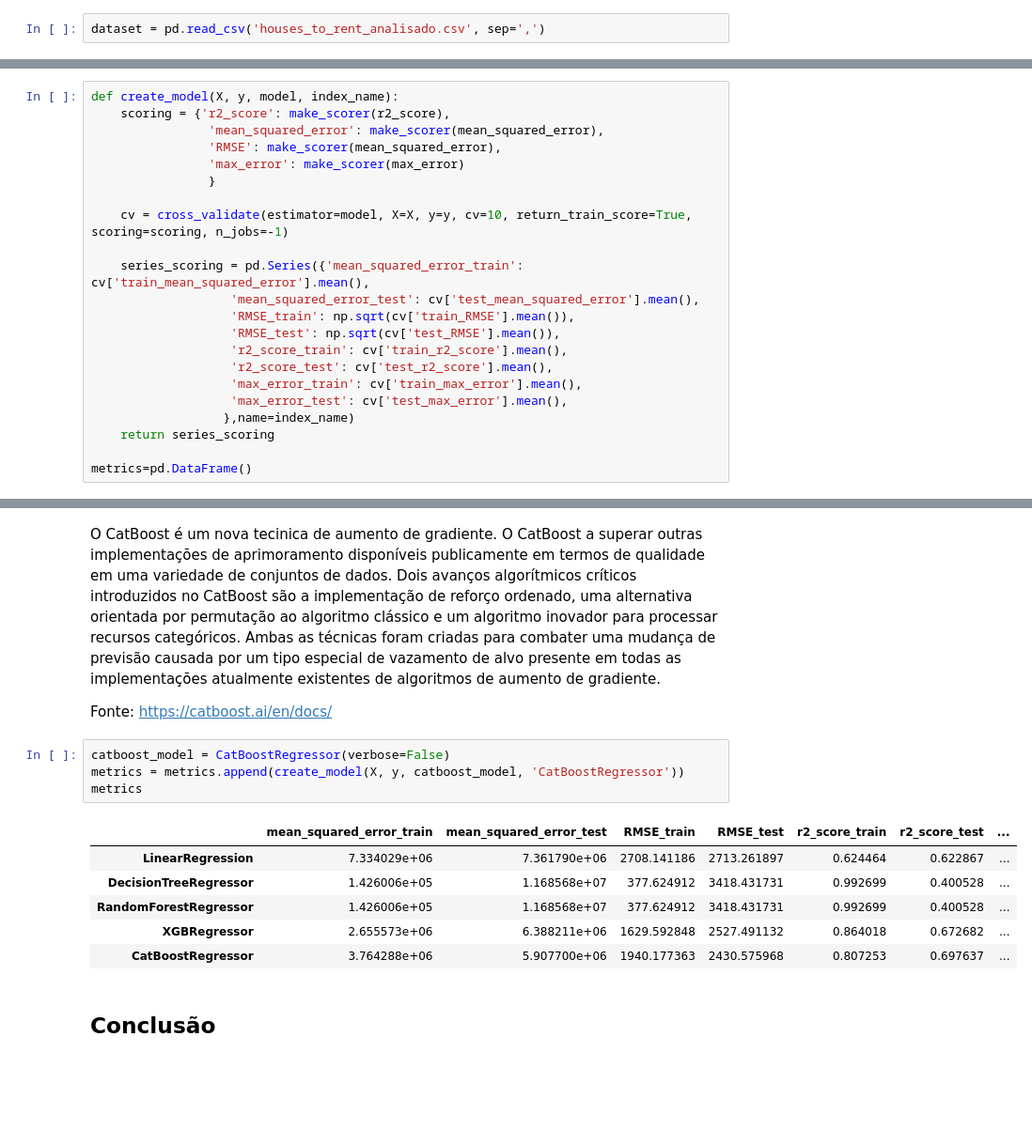
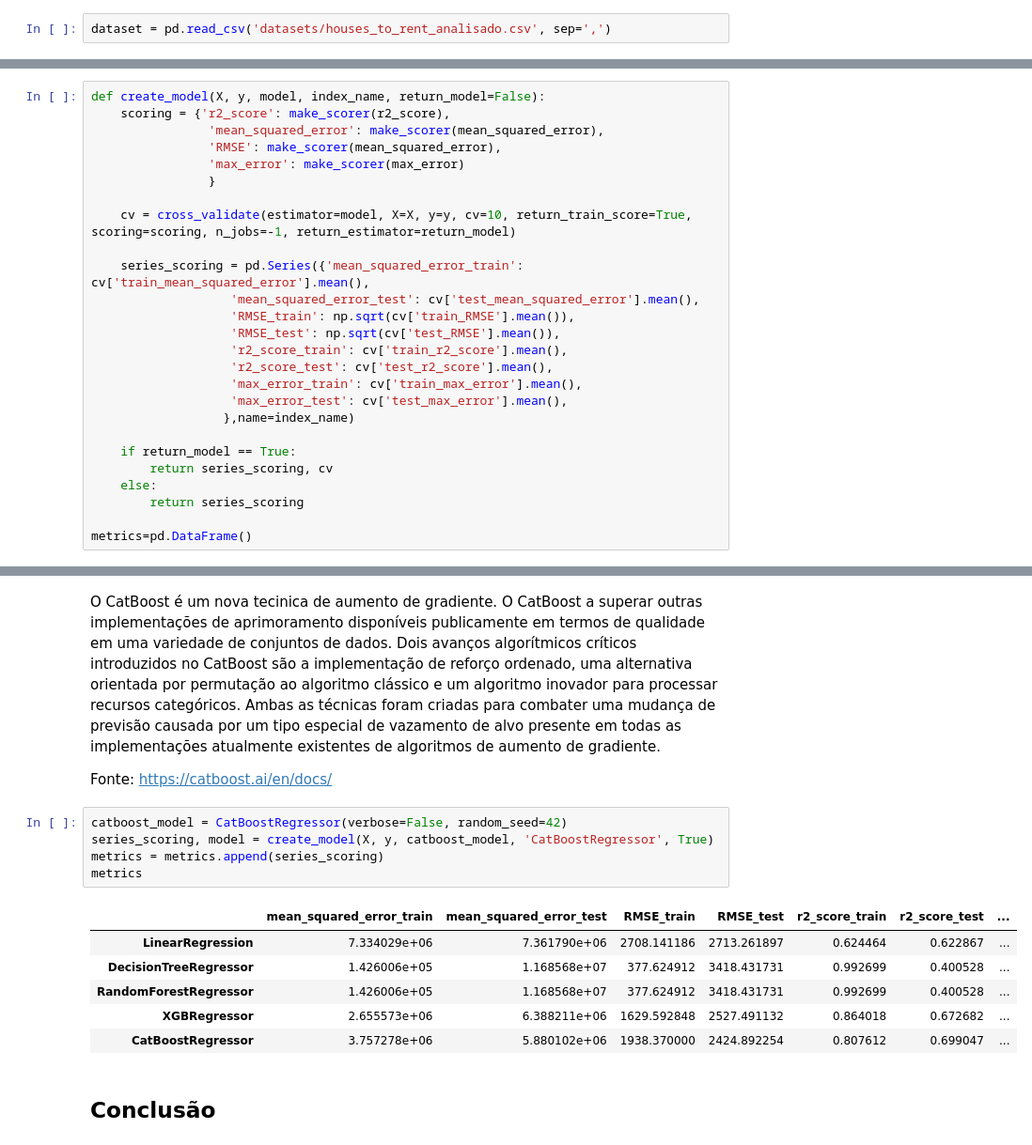
Before and after one commit to IgorFormiga/Data-Science-Projects, a Jupyter notebook: 3_Prediction_Rental_Prices.ipynb, the cells around one changed output, grey strips where cells are left out. Shown at 94% size. Cells and saved outputs as stored; diff of their text form; blank space fills up the shorter version.

```diff
--- a/3_Prediction_Rental_Prices.ipynb
+++ b/3_Prediction_Rental_Prices.ipynb
@@ -33,7 +33,7 @@ plt.rc('figure', figsize = (14, 6))
 # %% [markdown]
 Importando o dataset "houses_to_rent_analisado", onde já foi realizado tratamento dos dados:
 # %%
-dataset = pd.read_csv('houses_to_rent_analisado.csv', sep=',')
+dataset = pd.read_csv('datasets/houses_to_rent_analisado.csv', sep=',')
 # %% [markdown]
 Detalhando algumas informações através do metodo info:
 # %%
@@ -215,14 +215,14 @@ $$\text{RMSE}(y, \hat{y}) = \sqrt {\frac{1}{n_\text{amostras}} \sum_{i=0}^{n_\te
 
 $$ \text{Max Error}(y, \hat{y}) = \max(| y_i - \hat{y}_i |) $$
 # %%
-def create_model(X, y, model, index_name):
+def create_model(X, y, model, index_name, return_model=False):
     scoring = {'r2_score': make_scorer(r2_score),
                 'mean_squared_error': make_scorer(mean_squared_error),
                 'RMSE': make_scorer(mean_squared_error),
                 'max_error': make_scorer(max_error)
                 }
 
-    cv = cross_validate(estimator=model, X=X, y=y, cv=10, return_train_score=True, scoring=scoring, n_jobs=-1)
+    cv = cross_validate(estimator=model, X=X, y=y, cv=10, return_train_score=True, scoring=scoring, n_jobs=-1, return_estimator=return_model)
 
     series_scoring = pd.Series({'mean_squared_error_train': cv['train_mean_squared_error'].mean(),
                    'mean_squared_error_test': cv['test_mean_squared_error'].mean(),
@@ -233,7 +233,11 @@ def create_model(X, y, model, index_name):
                    'max_error_train': cv['train_max_error'].mean(),
                    'max_error_test': cv['test_max_error'].mean(),
                   },name=index_name)
-    return series_scoring
+
+    if return_model == True:
+        return series_scoring, cv
+    else:
+        return series_scoring
 
 metrics=pd.DataFrame()
 # %% [markdown]
@@ -294,16 +298,17 @@ O CatBoost é um nova tecinica de aumento de gradiente. O CatBoost a superar out
 
 Fonte: https://catboost.ai/en/docs/
 # %%
-catboost_model = CatBoostRegressor(verbose=False)
-metrics = metrics.append(create_model(X, y, catboost_model, 'CatBoostRegressor'))
+catboost_model = CatBoostRegressor(verbose=False, random_seed=42)
+series_scoring, model = create_model(X, y, catboost_model, 'CatBoostRegressor', True)
+metrics = metrics.append(series_scoring)
 metrics
 # %% [output]
 |  | mean_squared_error_train | mean_squared_error_test | RMSE_train | RMSE_test | r2_score_train | r2_score_test | ... |
 | LinearRegression | 7.334029e+06 | 7.361790e+06 | 2708.141186 | 2713.261897 | 0.624464 | 0.622867 | ... |
 | DecisionTreeRegressor | 1.426006e+05 | 1.168568e+07 | 377.624912 | 3418.431731 | 0.992699 | 0.400528 | ... |
 | RandomForestRegressor | 1.426006e+05 | 1.168568e+07 | 377.624912 | 3418.431731 | 0.992699 | 0.400528 | ... |
 | XGBRegressor | 2.655573e+06 | 6.388211e+06 | 1629.592848 | 2527.491132 | 0.864018 | 0.672682 | ... |
-| CatBoostRegressor | 3.764288e+06 | 5.907700e+06 | 1940.177363 | 2430.575968 | 0.807253 | 0.697637 | ... |
+| CatBoostRegressor | 3.757278e+06 | 5.880102e+06 | 1938.370000 | 2424.892254 | 0.807612 | 0.699047 | ... |
 # %% [markdown]
 ## Conclusão
 # %% [markdown]
```
Also changed, not shown: parts of 1 cell of this notebook.
